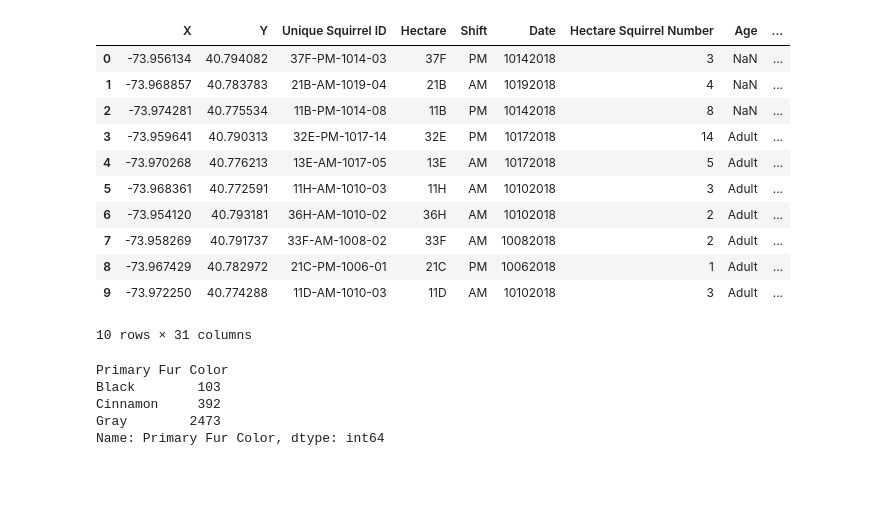
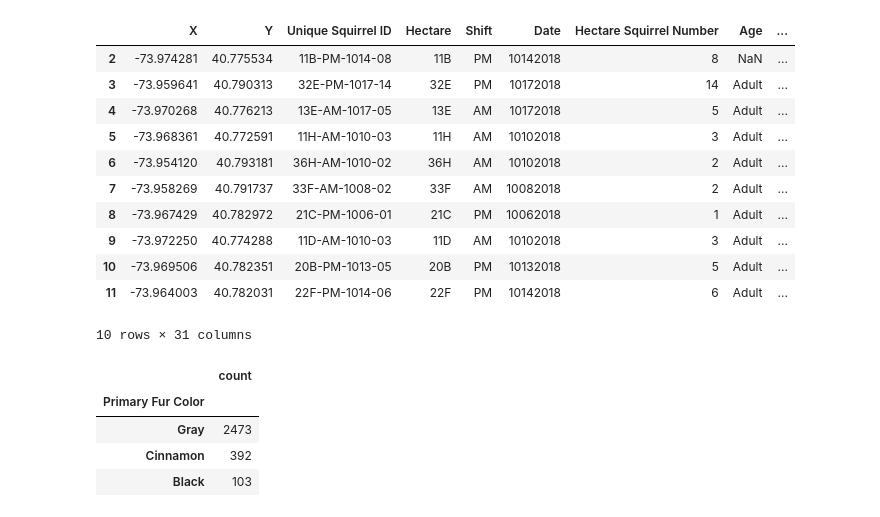
Before and after one commit to brown016340/Project-1, a Jupyter notebook: Behavior_maps.ipynb, the cells around one changed output. Saved outputs shown, nothing was run; the diff lists cells and outputs as text; code cells hidden in the pictures; blank space fills up the shorter version.

Commit message:
population percentages

```diff
--- a/Behavior_maps.ipynb
+++ b/Behavior_maps.ipynb
@@ -9,20 +6,18 @@ import hvplot.pandas
 # %%
  # Downloading the csv file from GitHub
 
 url = "https://raw.githubusercontent.com/brown016340/Project-1/development/Resources/2018_Squirrel_Data.csv" # Make sure the url is the raw version of the file on GitHub
 download = requests.get(url).content
 
 # Reading the downloaded content and turning it into a pandas dataframe
 
 squirrel_df = pd.read_csv(io.StringIO(download.decode('utf-8')))
 
 # Printing out the first 5 rows of the dataframe
-
+squirrel_df.dropna(subset=['Primary Fur Color'], inplace=True)
 squirrel_df.head(10)
 # %% [output]
 |  | X | Y | Unique Squirrel ID | Hectare | Shift | Date | Hectare Squirrel Number | Age | ... |
-| 0 | -73.956134 | 40.794082 | 37F-PM-1014-03 | 37F | PM | 10142018 | 3 | NaN | ... |
-| 1 | -73.968857 | 40.783783 | 21B-AM-1019-04 | 21B | AM | 10192018 | 4 | NaN | ... |
 | 2 | -73.974281 | 40.775534 | 11B-PM-1014-08 | 11B | PM | 10142018 | 8 | NaN | ... |
 | 3 | -73.959641 | 40.790313 | 32E-PM-1017-14 | 32E | PM | 10172018 | 14 | Adult | ... |
 | 4 | -73.970268 | 40.776213 | 13E-AM-1017-05 | 13E | AM | 10172018 | 5 | Adult | ... |
@@ -31,17 +26,19 @@ squirrel_df.head(10)
 | 7 | -73.958269 | 40.791737 | 33F-AM-1008-02 | 33F | AM | 10082018 | 2 | Adult | ... |
 | 8 | -73.967429 | 40.782972 | 21C-PM-1006-01 | 21C | PM | 10062018 | 1 | Adult | ... |
 | 9 | -73.972250 | 40.774288 | 11D-AM-1010-03 | 11D | AM | 10102018 | 3 | Adult | ... |
+| 10 | -73.969506 | 40.782351 | 20B-PM-1013-05 | 20B | PM | 10132018 | 5 | Adult | ... |
+| 11 | -73.964003 | 40.782031 | 22F-PM-1014-06 | 22F | PM | 10142018 | 6 | Adult | ... |
 10 rows × 31 columns
-# %%
-colors = squirrel_df.groupby("Primary Fur Color")
-total_colors = colors["Primary Fur Color"].count()
-total_colors.head()
-# %% [output]
-Primary Fur Color
-Black        103
-Cinnamon     392
-Gray        2473
-Name: Primary Fur Color, dtype: int64
+# %%
+# Total Population of observations of squirrels in dataset
+population_df = pd.DataFrame(squirrel_df["Primary Fur Color"].value_counts())
+population_df
+# %% [output]
+|  | count |
+| Primary Fur Color |  |
+| Gray | 2473 |
+| Cinnamon | 392 |
+| Black | 103 |
 # %%
 chasing_df = squirrel_df[squirrel_df["Chasing"] == True]
 climbing_df = squirrel_df[squirrel_df["Climbing"] == True]
```
Also changed, not shown: parts of 20 cells of this notebook.
